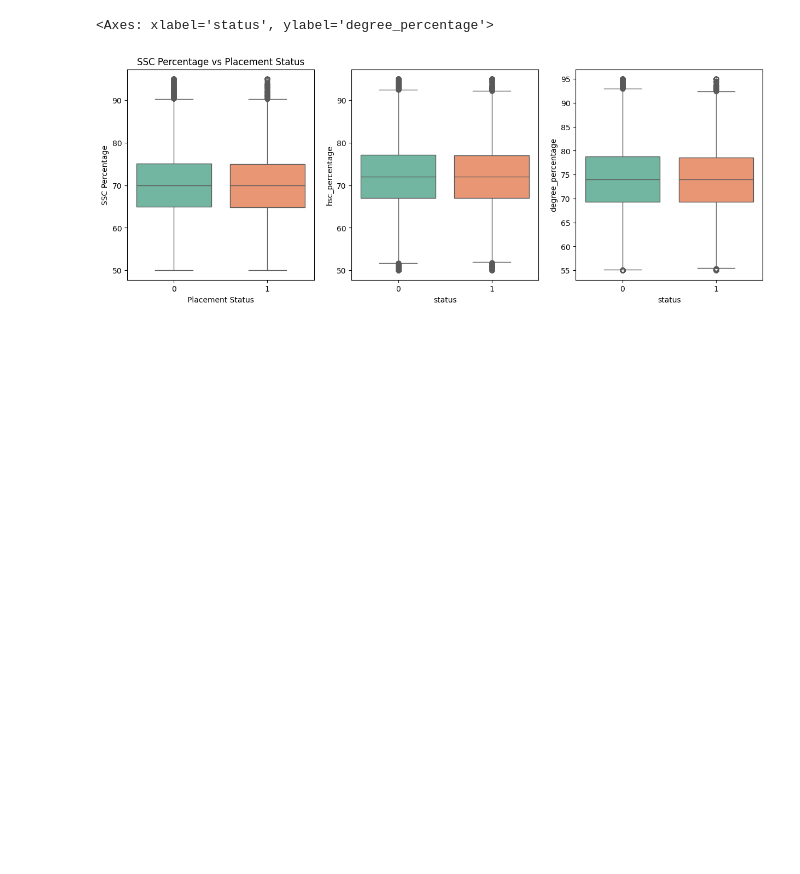
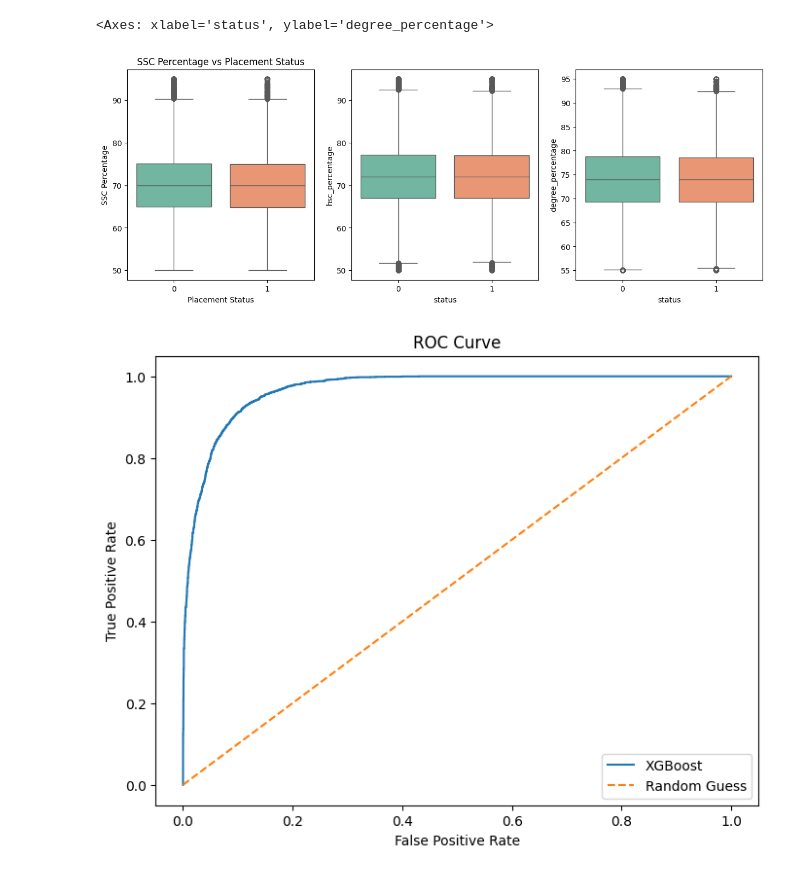
Before and after one commit to MIRUDHULA-DHANARAJ/Job-Acceptance-Prediction-System, a Jupyter notebook: notebooks/06_ml_analytics.ipynb, the cells around one changed output. Cells and saved outputs as stored; diff of their text form; code cells hidden in the pictures; blank space fills up the shorter version.

```diff
--- a/notebooks/06_ml_analytics.ipynb
+++ b/notebooks/06_ml_analytics.ipynb
@@ -152,0 +154,20 @@ new_df=pd.read_csv("../data/cleaned/featured_data.csv")
+# %%
+y = df_ml['status']
+X = df_ml.drop(columns=['status'])
+# %%
+X_train, X_test, y_train, y_test = train_test_split(X, y, test_size=0.2, random_state=42)
+# %%
+y_proba = model3.predict_proba(X_test)[:,1]
+# %%
+fpr, tpr, _ = roc_curve(y_test, y_proba)
+# %%
+plt.figure(figsize=(8,6))
+plt.plot(fpr, tpr, label='XGBoost')
+plt.plot([0,1], [0,1], '--', label='Random Guess')
+plt.xlabel('False Positive Rate')
+plt.ylabel('True Positive Rate')
+plt.title('ROC Curve')
+plt.legend()
+plt.show()
+# %% [output]
+[figure, added]
```
Also changed, not shown: parts of 4 cells of this notebook, 2 other files.
